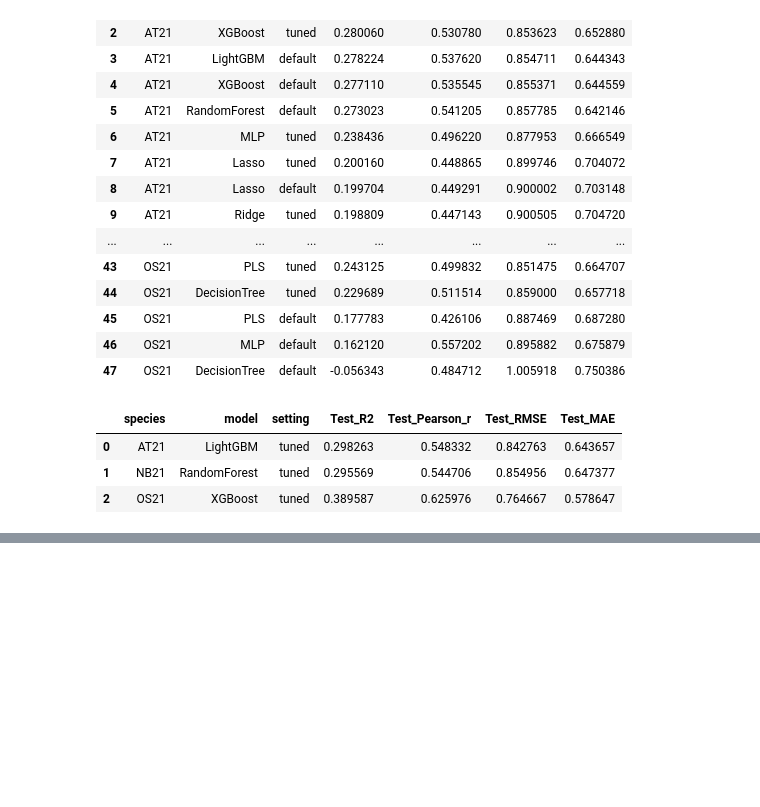
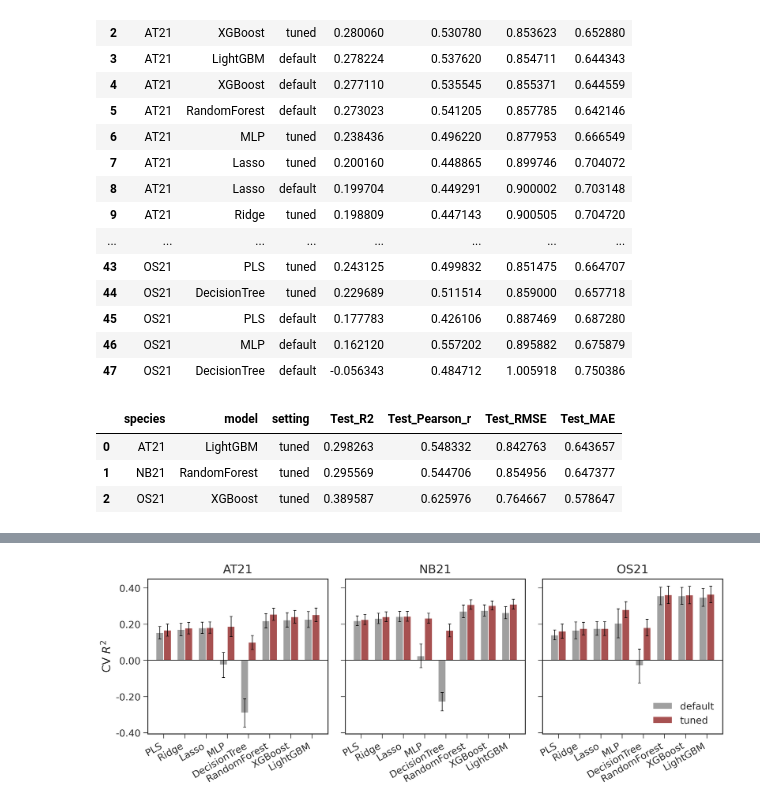
Before and after one commit to ih-11/regression, a Jupyter notebook: notebooks/benchmark_plot.ipynb, the cells around one changed output, grey strips where cells are left out. Drawn from its saved outputs; the diff is of its cells as text; code cells hidden in the pictures; blank space fills up the shorter version.

```diff
--- a/notebooks/benchmark_plot.ipynb
+++ b/notebooks/benchmark_plot.ipynb
@@ -781,0 +827,87 @@ plt.show()
+# %%
+# ============================================
+# Figure: Default vs Tuned CV R2 ± SD
+# ============================================
+
+fig, axes = plt.subplots(
+    nrows=1,
+    ncols=3,
+    figsize=(12, 4.5),
+    sharey=True,
+)
+
+bar_width = 0.36
+x = np.arange(len(model_order))
+
+for ax, species in zip(axes, species_order):
+
+    temp_df = (
+        benchmark_results_df
+        .query("species == @species")
+        .copy()
+    )
+
+    for setting in setting_order:
+
+        setting_df = (
+            temp_df
+            .query("setting == @setting")
+            .set_index("model")
+            .loc[model_order]
+        )
+
+        offset = (-bar_width / 2) if setting == "default" else (bar_width / 2)
+
+        ax.bar(
+            x + offset,
+            setting_df["CV_R2"],
+            width=bar_width,
+            color=setting_palette[setting],
+            label=setting,
+            yerr=setting_df["CV_R2_sd"],
+            error_kw={
+                "elinewidth": 0.8,
+                "ecolor": "black",
+                "capsize": 2,
+                "capthick": 0.8,
+            },
+        )
+
+    ax.axhline(
+        0,
+        color="black",
+        lw=0.8,
+    )
+
+    ax.set_title(
+        species,
+        pad=8,
+    )
+
+    ax.set_xticks(x)
+
+    ax.set_xticklabels(
+        model_order,
+        rotation=30,
+        ha="right",
+    )
+
+    format_axis(
+        ax,
+        xlabel=None,
+        ylabel=r"CV $R^2$" if species == species_order[0] else None,
+        y_metric=True,
+    )
+
+    if species != species_order[0]:
+        ax.set_ylabel("")
+
+axes[2].legend(
+    title=None,
+    loc="lower right",
+)
+
+plt.tight_layout()
+plt.show()
+# %% [output]
+[figure, added]
```
Also changed, not shown: parts of 7 cells of this notebook.
